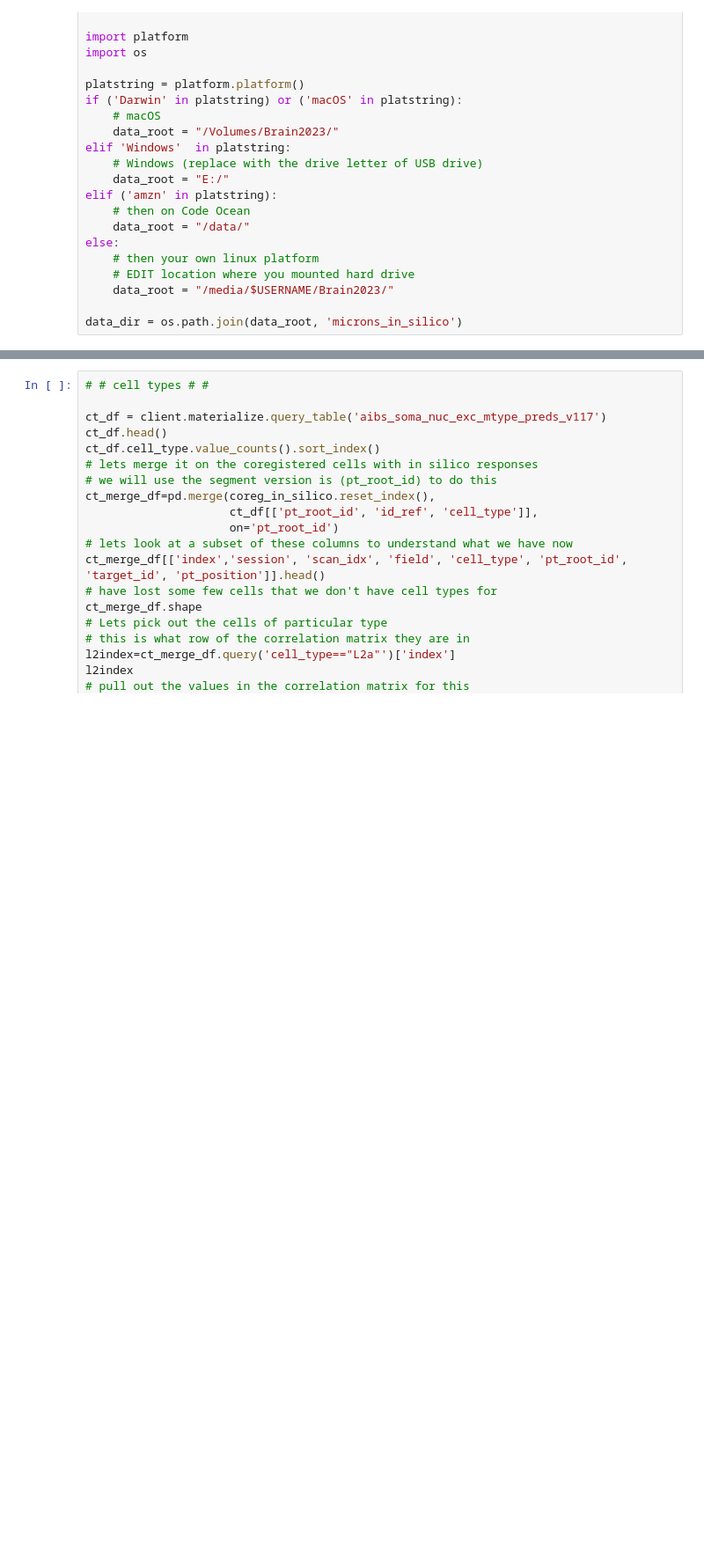
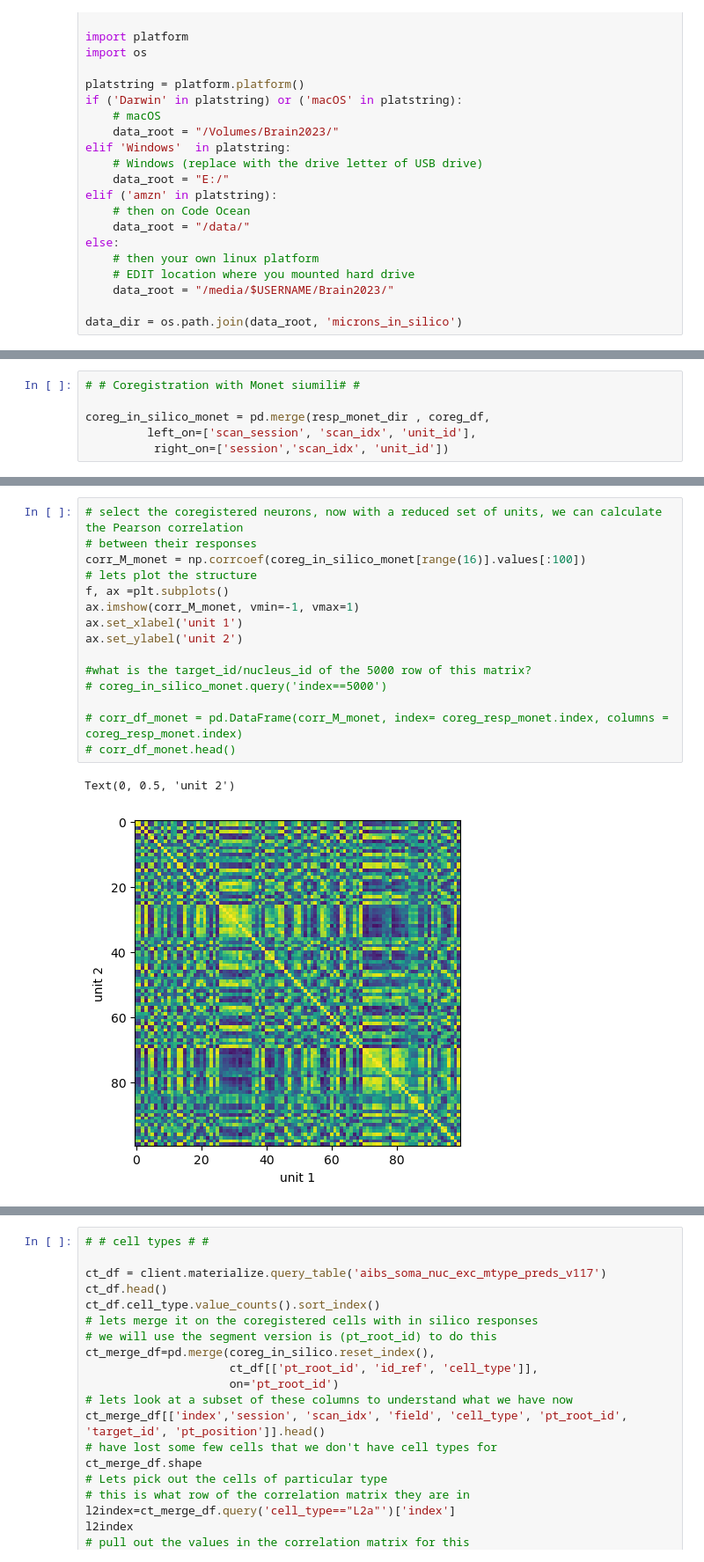
Before and after one commit to AllenSWDB/SWDB2023_project_microns, a Jupyter notebook: code/test.ipynb, the cells around one changed output, grey strips where cells are left out. Shown at 88% size. Drawn from its saved outputs; the diff is of its cells as text; blank space fills up the shorter version.

```diff
--- a/code/test.ipynb
+++ b/code/test.ipynb
@@ -116,0 +90,6 @@ np.mean(Cvals), np.std(Cvals)
+# %%
+# # Coregistration with Monet siumili# #
+
+coreg_in_silico_monet = pd.merge(resp_monet_dir , coreg_df,
+         left_on=['scan_session', 'scan_idx', 'unit_id'],
+          right_on=['session','scan_idx', 'unit_id'])
@@ -116,0 +106,18 @@ np.mean(Cvals), np.std(Cvals)
+# %%
+# select the coregistered neurons, now with a reduced set of units, we can calculate the Pearson correlation
+# between their responses
+corr_M_monet = np.corrcoef(coreg_in_silico_monet[range(16)].values[:100])
+# lets plot the structure
+f, ax =plt.subplots()
+ax.imshow(corr_M_monet, vmin=-1, vmax=1)
+ax.set_xlabel('unit 1')
+ax.set_ylabel('unit 2')
+
+#what is the target_id/nucleus_id of the 5000 row of this matrix?
+# coreg_in_silico_monet.query('index==5000')
+
+# corr_df_monet = pd.DataFrame(corr_M_monet, index= coreg_resp_monet.index, columns = coreg_resp_monet.index)
+# corr_df_monet.head()
+# %% [output]
+Text(0, 0.5, 'unit 2')
+[figure, added]
```
Also changed, not shown: parts of 11 cells of this notebook.
